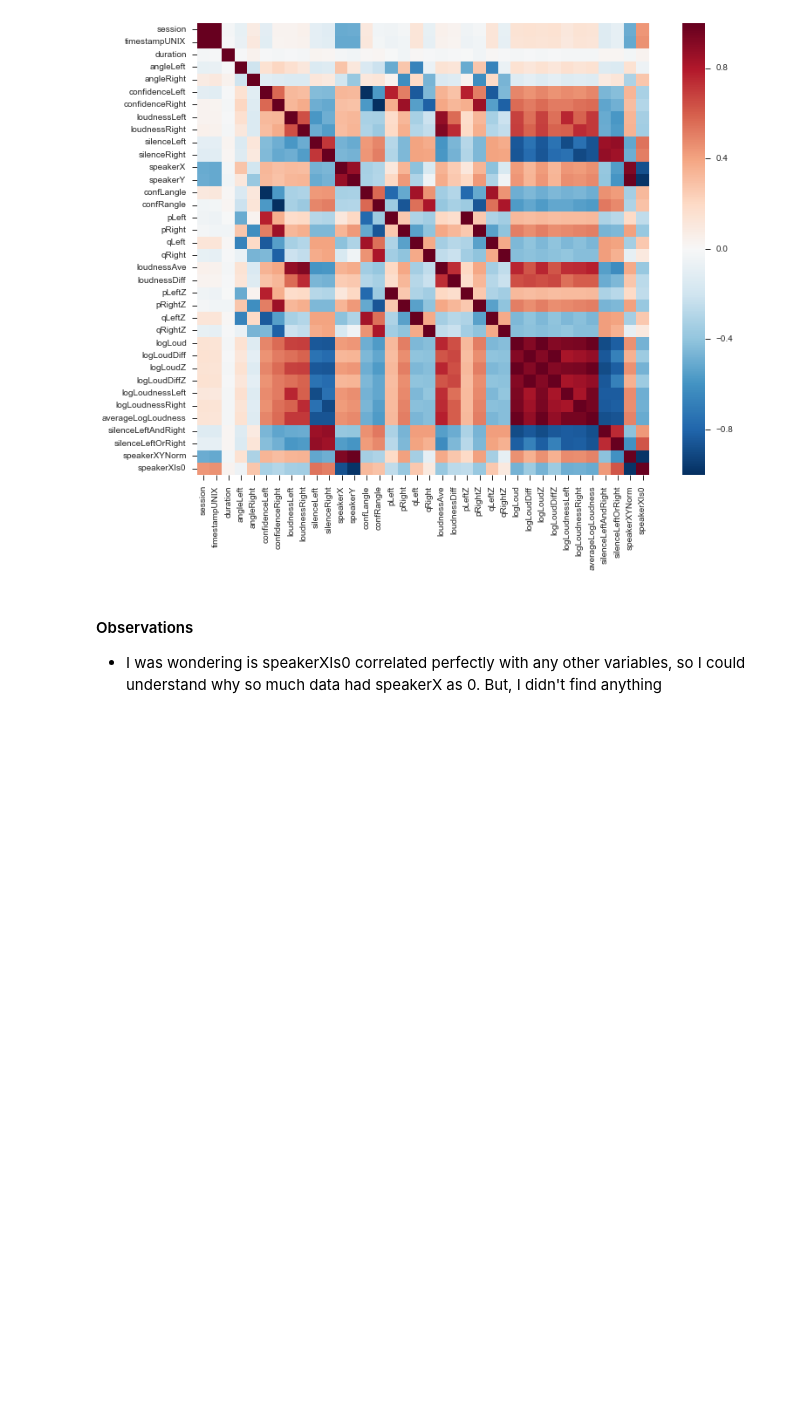
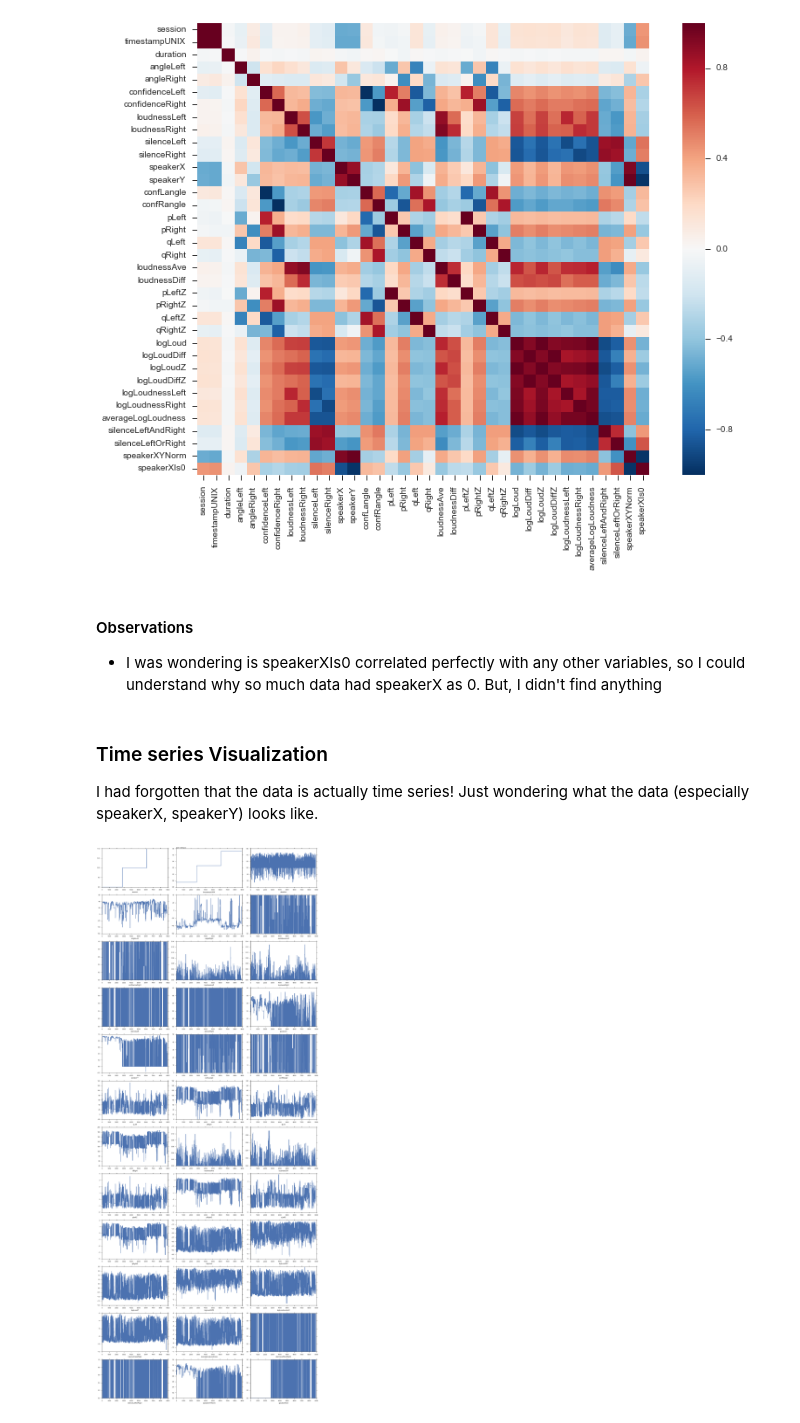
Before and after one commit to julenka/kinecture, a Jupyter notebook: data_exploration.ipynb, the cells around one changed output. Drawn from its saved outputs; the diff is of its cells as text; code cells hidden in the pictures; blank space fills up the shorter version.

```diff
--- a/data_exploration.ipynb
+++ b/data_exploration.ipynb
@@ -217,3 +224,22 @@ fig.tight_layout()
 # %% [markdown]
 #### Observations
 * I was wondering is speakerXIs0 correlated perfectly with any other variables, so I could understand why so much data had speakerX as 0. But, I didn't find anything
+# %% [markdown]
+### Time series Visualization
+I had forgotten that the data is actually time series! Just wondering what the data (especially speakerX, speakerY) looks like.
+# %%
+# How many subcolumns our figure will have
+fig, axes = plt.subplots(num_rows, num_cols, squeeze=False)
+for i, column in enumerate(columns_to_plot):
+    # Tutorial at http://stanford.edu/~mwaskom/software/seaborn/tutorial/distributions.html#distribution-tutorial
+    # Plot a histogram
+    ax = axes[i/num_cols][i%num_cols]
+    ax.plot(train[column])
+    ax.set_xlabel(column)
+
+
+# Make the figure big and look pretty
+fig.set_size_inches(20,50,forward=True)
+fig.tight_layout()
+# %% [output]
+[figure, added]
```
Also changed, not shown: parts of 2 cells of this notebook.
